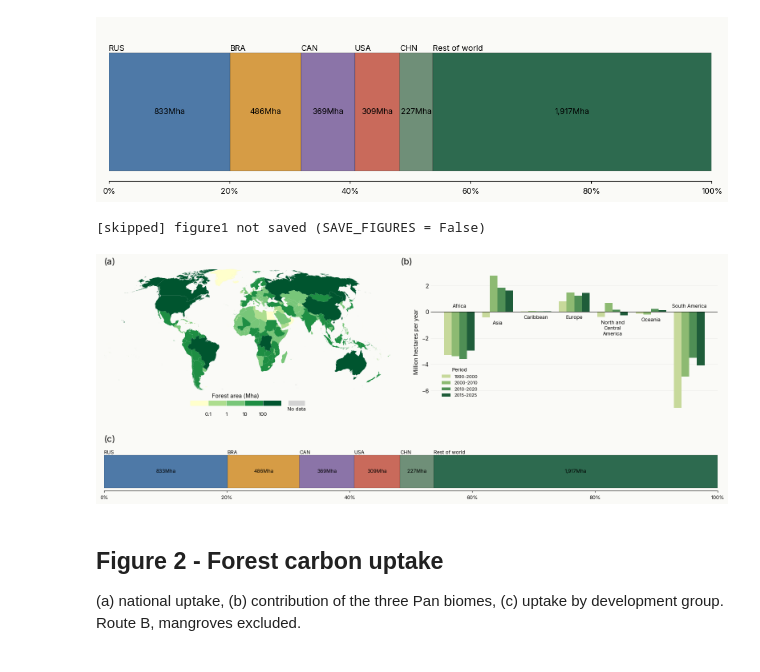
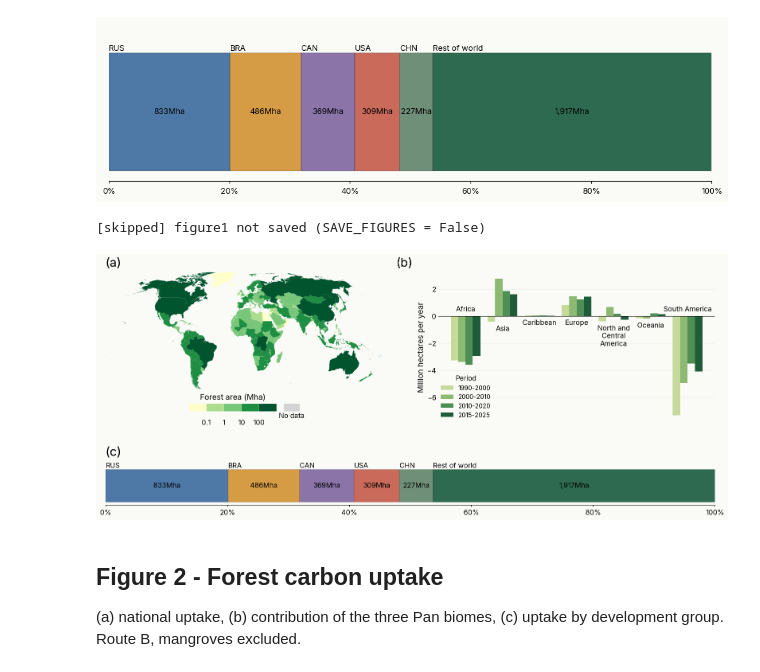
Before and after one commit to aurvl/ncw, a Jupyter notebook: notebooks/03_figures.ipynb, the cells around one changed output. Saved outputs shown, nothing was run; the diff lists cells and outputs as text; code cells hidden in the pictures.

Commit message:
Add TEXT_SCALE to control all text sizes of assembled figure 1
Co-Authored-By: Claude Opus 5 (1M context) <noreply@anthropic.com>
Claude-Session: https://claude.ai/code/session_01Jvvy2crEsmZK82oWwMtbQr

```diff
--- a/notebooks/03_figures.ipynb
+++ b/notebooks/03_figures.ipynb
@@ -494,6 +494,7 @@ plt.show()
 [figure]
 # %%
 # Figure 1 - assembled: (a) | (b) on top, (c) below, same frame size for (a) and (b)
+TEXT_SCALE = 1.4   # multiplies every font size of this figure (1.0 = original sizes)
 # Reuses the styling of cells 1a, 1b and 1c. Every axes is placed in inches so that
 # (a) and (b) share the exact same box and the map (fixed aspect) fills its box.
 import textwrap
@@ -520,12 +521,12 @@ def draw_map_legend(ax):
     for x in range(1, len(legend_colors)):
         ax.axvline(x, ymin=y0, ymax=y0 + bar_h, color="white", linewidth=0.5)
     ax.set_xticks([1, 2, 3, 4])
-    ax.set_xticklabels(["0.1", "1", "10", "100"], fontsize=9)
+    ax.set_xticklabels(["0.1", "1", "10", "100"], fontsize=9 * TEXT_SCALE)
     ax.tick_params(axis="x", length=0, pad=1)
     no_data_x = len(legend_colors) * seg_w + gap
     ax.add_patch(Rectangle((no_data_x, y0), nd_w, bar_h, facecolor=MISSING_COLOR, edgecolor="none"))
-    ax.text(no_data_x + nd_w / 2, y0 - 0.08, "No data", fontsize=9, ha="center", va="top")
-    ax.text(2.5 * seg_w, 1.05, "Forest area (Mha)", fontsize=10, ha="center", va="bottom")
+    ax.text(no_data_x + nd_w / 2, y0 - 0.08, "No data", fontsize=9 * TEXT_SCALE, ha="center", va="top")
+    ax.text(2.5 * seg_w, 1.05, "Forest area (Mha)", fontsize=10 * TEXT_SCALE, ha="center", va="bottom")
     ax.set_xlim(0, no_data_x + nd_w)
     ax.set_ylim(0, 1)
     ax.set_yticks([])
@@ -551,10 +552,11 @@ def draw_change(ax):
         top, bottom = max(row.max(), 0), min(row.min(), 0)
         above = abs(bottom) > top
         ax.text(positions[i], top + padding if above else bottom - padding, textwrap.fill(name, width=14),
-                ha="center", va="bottom" if above else "top", fontsize=9)
-    ax.set_ylabel("Million hectares per year")
+                ha="center", va="bottom" if above else "top", fontsize=9 * TEXT_SCALE)
+    ax.set_ylabel("Million hectares per year", fontsize=10 * TEXT_SCALE)
+    ax.tick_params(axis="y", labelsize=9 * TEXT_SCALE)
     ax.legend(title="Period", loc="upper center", bbox_to_anchor=(0.1, 0.35), ncol=1, frameon=False,
-              fontsize=8, title_fontsize=9)
+              fontsize=8 * TEXT_SCALE, title_fontsize=9 * TEXT_SCALE)
     for spine in ax.spines.values():
         spine.set_visible(False)
     ax.tick_params(axis="y", length=0)
@@ -567,15 +569,15 @@ def draw_top_countries(ax):
     for key, value in parts.items():
         share = shares[key]
         ax.barh(0, share, left=left, height=0.6, color=COUNTRY_COLORS[key], edgecolor=MUTED_TEXT, linewidth=0.15, zorder=3)
-        ax.text(left, 0.3, key, ha="left", va="bottom", fontsize=9, fontweight="bold", color=MUTED_TEXT)
-        ax.text(left + share / 2, 0, f"{value:,.0f}Mha", ha="center", va="center", fontsize=9,
+        ax.text(left, 0.3, key, ha="left", va="bottom", fontsize=9 * TEXT_SCALE, fontweight="bold", color=MUTED_TEXT)
+        ax.text(left + share / 2, 0, f"{value:,.0f}Mha", ha="center", va="center", fontsize=9 * TEXT_SCALE,
                 fontweight="bold", color=MUTED_TEXT)
         left += share
     ax.set_xlim(0, 100)
     ax.set_ylim(-0.35, 0.45)
     ax.set_yticks([])
     ax.set_xticks([0, 20, 40, 60, 80, 100])
-    ax.set_xticklabels(["0%", "20%", "40%", "60%", "80%", "100%"], fontsize=9, color=MUTED_TEXT)
+    ax.set_xticklabels(["0%", "20%", "40%", "60%", "80%", "100%"], fontsize=9 * TEXT_SCALE, color=MUTED_TEXT)
     ax.tick_params(axis="x", length=3, width=0.8, color=MUTED_TEXT, pad=5)
     for spine in ax.spines.values():
         spine.set_visible(False)
@@ -588,49 +590,49 @@ def draw_top_countries(ax):
 # ---- Layout in inches -------------------------------------------------------
 FIG_W = 16.0
 MARGIN_L, MARGIN_R = 0.35, 0.35
-GAP_AB = 1.0                     # room for the y-axis label of (b)
+GAP_AB = 1.0 * TEXT_SCALE        # room for the y-axis label of (b)
 PANEL_W = (FIG_W - MARGIN_L - MARGIN_R - GAP_AB) / 2
 xmin, ymin, xmax, ymax = world.total_bounds
 MAP_H = PANEL_W / ((xmax - xmin) / (ymax - ymin))   # the map fills the panel width exactly
-LEGEND_H = 0.55
+LEGEND_H = 0.55 * TEXT_SCALE
 PANEL_H = MAP_H + LEGEND_H       # (a) = map + legend, (b) = same box
-LABEL_H = 0.45                   # space for the (a)/(b)/(c) labels
-C_H, C_TICKS = 1.1, 0.40
+LABEL_H = 0.45 * TEXT_SCALE      # space for the (a)/(b)/(c) labels
+C_H, C_TICKS = 1.1, 0.40 * TEXT_SCALE
 GAP_TOP_C = 0.35
 FIG_H = 0.15 + C_TICKS + C_H + LABEL_H + GAP_TOP_C + PANEL_H + LABEL_H
 
 fig = plt.figure(figsize=(FIG_W, FIG_H), facecolor=BG)
 
 
 def add_axes_in(x, y, w, h):
     """Add axes from a box given in inches (origin bottom-left of the figure)."""
     return fig.add_axes([x / FIG_W, y / FIG_H, w / FIG_W, h / FIG_H])
 
 
 y_c = 0.15 + C_TICKS
 y_top = y_c + C_H + LABEL_H + GAP_TOP_C
 x_b = MARGIN_L + PANEL_W + GAP_AB
 
 ax_map = add_axes_in(MARGIN_L, y_top + LEGEND_H, PANEL_W, MAP_H)
 ax_leg = add_axes_in(MARGIN_L + PANEL_W * 0.30, y_top + 0.08, PANEL_W * 0.40, LEGEND_H * 0.55)
 ax_b = add_axes_in(x_b, y_top, PANEL_W, PANEL_H)
 ax_c = add_axes_in(MARGIN_L, y_c, FIG_W - MARGIN_L - MARGIN_R, C_H)
 
 draw_map(ax_map)
 draw_map_legend(ax_leg)
 draw_change(ax_b)
 draw_top_countries(ax_c)
 
-label_style = dict(fontsize=16, fontweight="bold", ha="left", va="bottom")
+label_style = dict(fontsize=16 * TEXT_SCALE, fontweight="bold", ha="left", va="bottom")
 fig.text(MARGIN_L / FIG_W, (y_top + PANEL_H + 0.08) / FIG_H, "(a)", **label_style)
-fig.text((x_b - 0.75) / FIG_W, (y_top + PANEL_H + 0.08) / FIG_H, "(b)", **label_style)
+fig.text((x_b - 0.75 * TEXT_SCALE) / FIG_W, (y_top + PANEL_H + 0.08) / FIG_H, "(b)", **label_style)
 fig.text(MARGIN_L / FIG_W, (y_c + C_H + 0.08) / FIG_H, "(c)", **label_style)
 
 save(fig, "figure1")
 plt.show()
 # %% [output]
 [skipped] figure1 not saved (SAVE_FIGURES = False)
-[figure, old version]
+[figure, new version]
 # %% [markdown]
 ## Figure 2 - Forest carbon uptake
 
```
